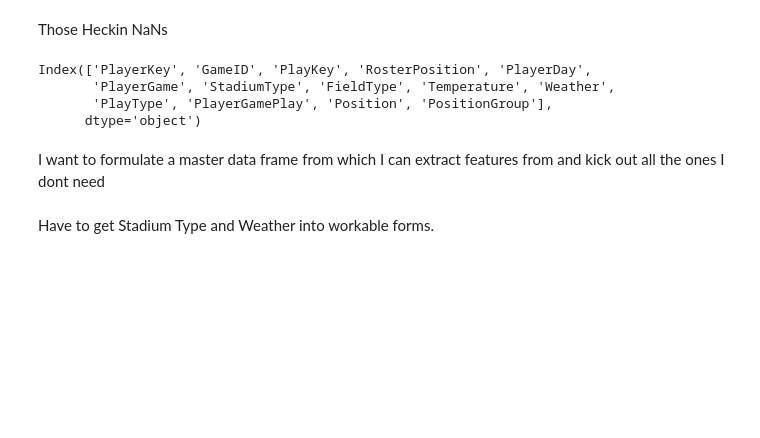
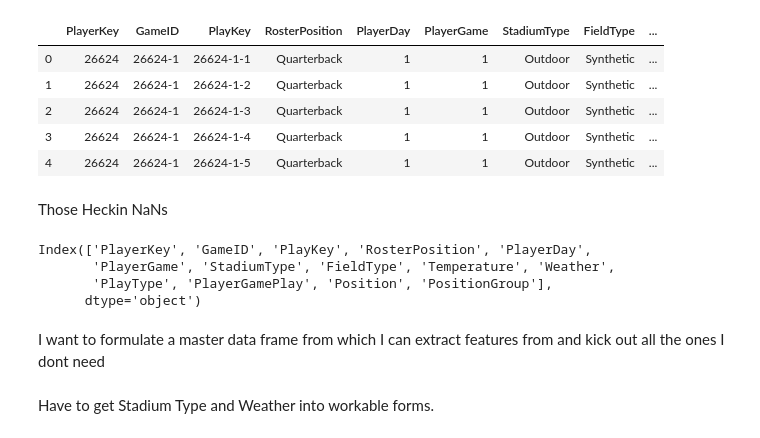
Before and after one commit to jurqui1/Kaggle, a Jupyter notebook: NFL_Analysis.ipynb, the cells around one changed output. Cells and saved outputs as stored; diff of their text form; code cells hidden in the pictures; blank space fills up the shorter version.

```diff
--- a/NFL_Analysis.ipynb
+++ b/NFL_Analysis.ipynb
@@ -32,3 +60,12 @@ inj
+# %%
+playlist.head()
+# %% [output]
+|  | PlayerKey | GameID | PlayKey | RosterPosition | PlayerDay | PlayerGame | StadiumType | FieldType | ... |
+| 0 | 26624 | 26624-1 | 26624-1-1 | Quarterback | 1 | 1 | Outdoor | Synthetic | ... |
+| 1 | 26624 | 26624-1 | 26624-1-2 | Quarterback | 1 | 1 | Outdoor | Synthetic | ... |
+| 2 | 26624 | 26624-1 | 26624-1-3 | Quarterback | 1 | 1 | Outdoor | Synthetic | ... |
+| 3 | 26624 | 26624-1 | 26624-1-4 | Quarterback | 1 | 1 | Outdoor | Synthetic | ... |
+| 4 | 26624 | 26624-1 | 26624-1-5 | Quarterback | 1 | 1 | Outdoor | Synthetic | ... |
 # %% [markdown]
 Those Heckin NaNs
 # %%
```
Also changed, not shown: parts of 57 cells of this notebook.
